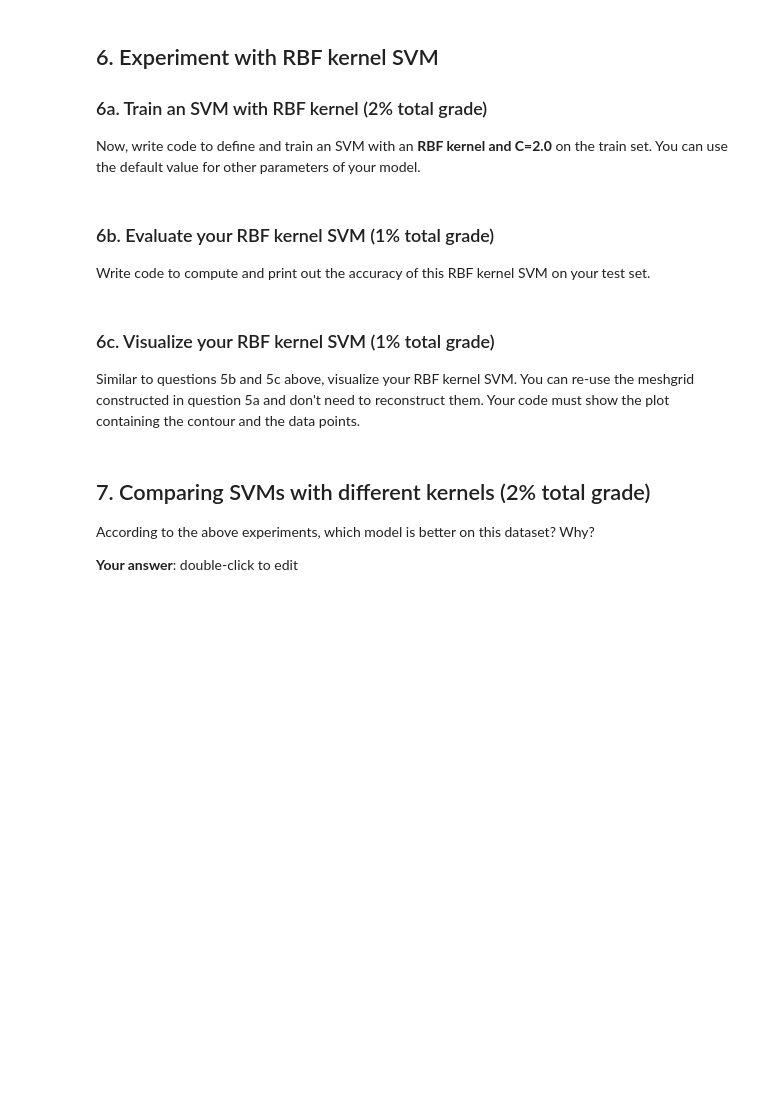
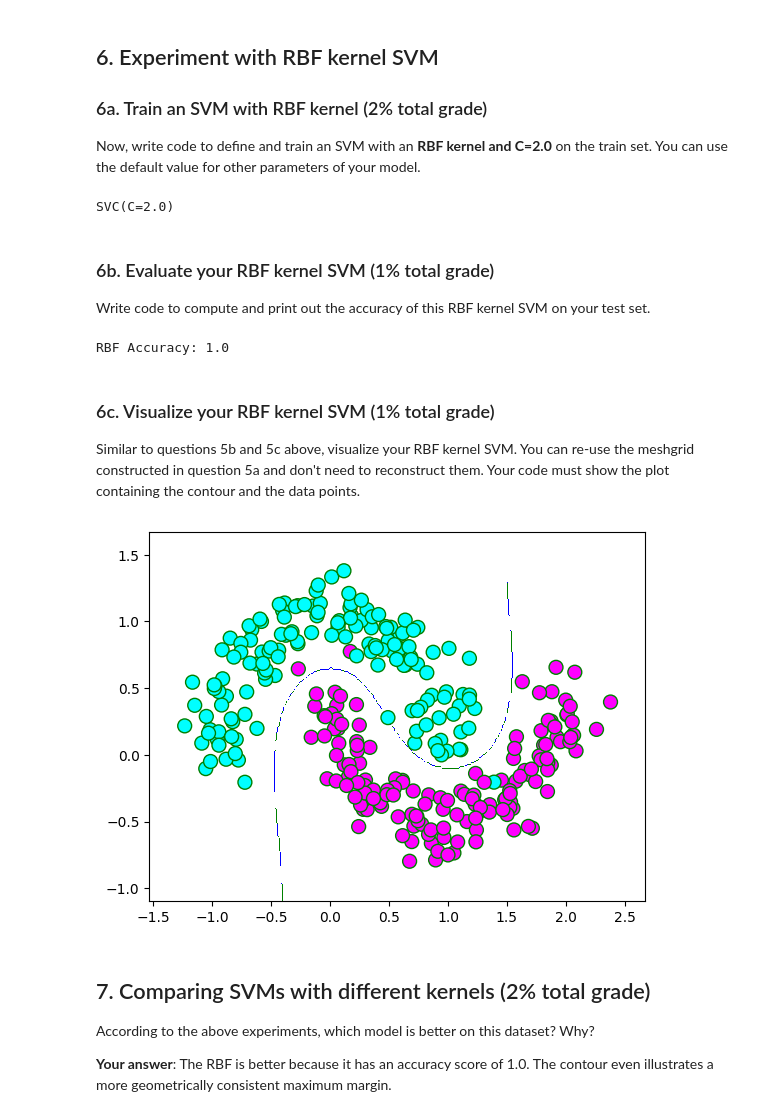
Before and after one commit to michaelcordero/cap-5602-ai, a Jupyter notebook: homework_notebooks/homework3.ipynb, the cells around one changed output. Drawn from its saved outputs; the diff is of its cells as text; code cells hidden in the pictures; blank space fills up the shorter version.

```diff
--- a/homework_notebooks/homework3.ipynb
+++ b/homework_notebooks/homework3.ipynb
@@ -113,6 +126,10 @@ Plot the contour of your predictions on the meshgrid (using [contourf](https://m
 Now, write code to define and train an SVM with an **RBF kernel and C=2.0** on the train set. You can use the default value for other parameters of your model.
 # %%
 # Write your code here
+svrbf = SVC(C=2.0, kernel='rbf')
+svrbf.fit(X_train, Y_train)
+# %% [output]
+SVC(C=2.0)
 # %% [markdown]
 ### 6b. Evaluate your RBF kernel SVM (1% total grade)
 
@@ -122,3 +137,10 @@ Write code to compute and print out the accuracy of this RBF kernel SVM on your
+# %%
+# Write your code here
+rbf_pred = svrbf.predict(X_test)
+rbf_acc = accuracy_score(Y_test, rbf_pred)
+print(f"RBF Accuracy: {rbf_acc}")
+# %% [output]
+RBF Accuracy: 1.0
 # %% [markdown]
 ### 6c. Visualize your RBF kernel SVM (1% total grade)
 
@@ -128,6 +148,15 @@ Similar to questions 5b and 5c above, visualize your RBF kernel SVM. You can re-
+# %%
+# Write your code here
+rbf_Z = svrbf.predict(np.c_[xx.ravel(), yy.ravel()])
+rbf_Z = rbf_Z.reshape(xx.shape)
+rbf_cf = contourf(xx, yy, rbf_Z, colors=['w', 'b', 'g'])
+plot.scatter(f0, f1, c=Y, cmap=plot.cm.cool, s=100, edgecolors='g')
+plot.show()
+# %% [output]
+[figure, added]
 # %% [markdown]
 ## 7. Comparing SVMs with different kernels (2% total grade)
 
 According to the above experiments, which model is better on this dataset? Why?
 
-**Your answer**: double-click to edit
+**Your answer**: The RBF is better because it has an accuracy score of 1.0. The contour even illustrates a more geometrically consistent maximum margin.
```
Also changed, not shown: parts of 5 cells of this notebook, 1 other file.
